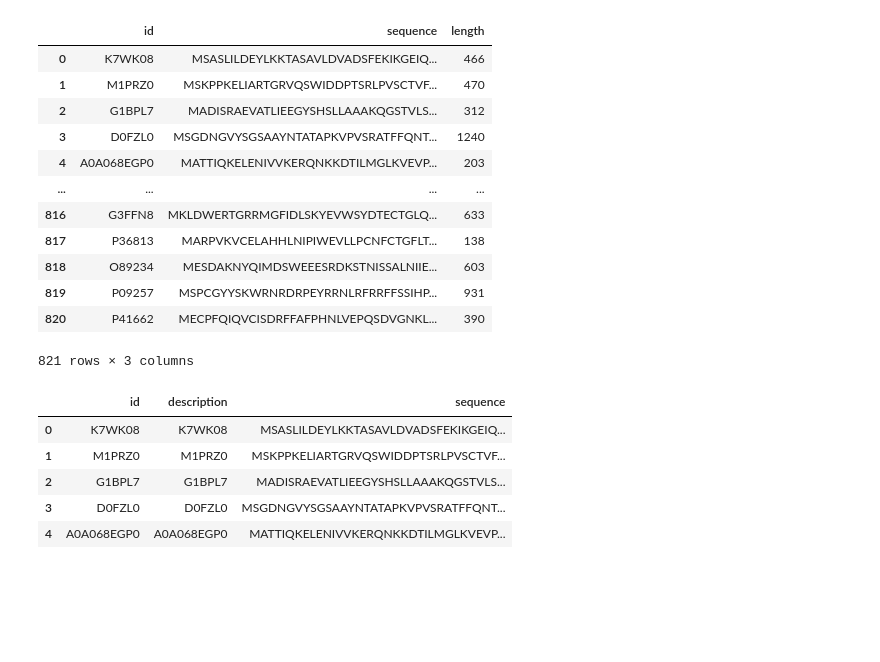
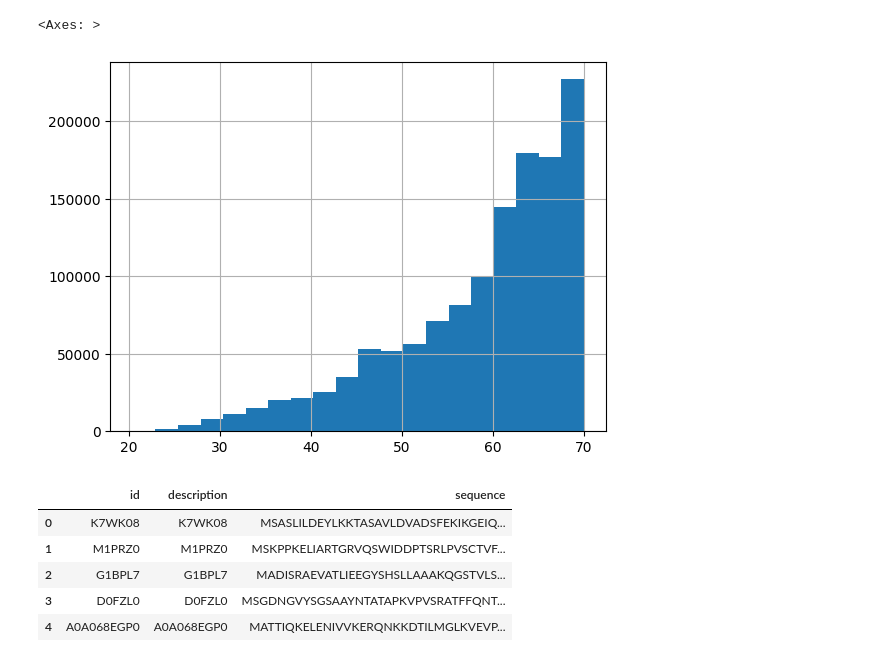
Before and after one commit to pimenol/ProteinTTT, a Jupyter notebook: notebooks/Analysis.ipynb, the cells around one changed output. Drawn from its saved outputs; the diff is of its cells as text; code cells hidden in the pictures; blank space fills up the shorter version.

```diff
--- a/notebooks/Analysis.ipynb
+++ b/notebooks/Analysis.ipynb
@@ -97,21 +92,0 @@ df.to_csv("/scratch/project/open-35-8/pimenol1/ProteinTTT/ProteinTTT_fresh/data/
-# %%
-df['length'] = df['sequence'].str.len()
-df.query('length < 470').to_csv("/scratch/project/open-35-8/data/bfvd/bfvd_beta/input/candidate_filtered_rep_seq_short.csv", index=False)
-# %%
-df.rename(columns={"seq_id": "id"}, inplace=True)
-# %%
-df
-# %% [output]
-|  | id | sequence | length |
-| 0 | K7WK08 | MSASLILDEYLKKTASAVLDVADSFEKIKGEIQ... | 466 |
-| 1 | M1PRZ0 | MSKPPKELIARTGRVQSWIDDPTSRLPVSCTVF... | 470 |
-| 2 | G1BPL7 | MADISRAEVATLIEEGYSHSLLAAAKQGSTVLS... | 312 |
-| 3 | D0FZL0 | MSGDNGVYSGSAAYNTATAPKVPVSRATFFQNT... | 1240 |
-| 4 | A0A068EGP0 | MATTIQKELENIVVKERQNKKDTILMGLKVEVP... | 203 |
-| ... | ... | ... | ... |
-| 816 | G3FFN8 | MKLDWERTGRRMGFIDLSKYEVWSYDTECTGLQ... | 633 |
-| 817 | P36813 | MARPVKVCELAHHLNIPIWEVLLPCNFCTGFLT... | 138 |
-| 818 | O89234 | MESDAKNYQIMDSWEEESRDKSTNISSALNIIE... | 603 |
-| 819 | P09257 | MSPCGYYSKWRNRDRPEYRRNLRFRRFFSSIHP... | 931 |
-| 820 | P41662 | MECPFQIQVCISDRFFAFPHNLVEPQSDVGNKL... | 390 |
-821 rows × 3 columns
@@ -125,0 +93,6 @@ df
+# %%
+# df['length'] = df['sequence'].str.len()
+df.avg_plddt.hist(bins=20)
+# %% [output]
+<Axes: >
+[figure, added]
```
Also changed, not shown: parts of 15 cells of this notebook, 10 other files.
